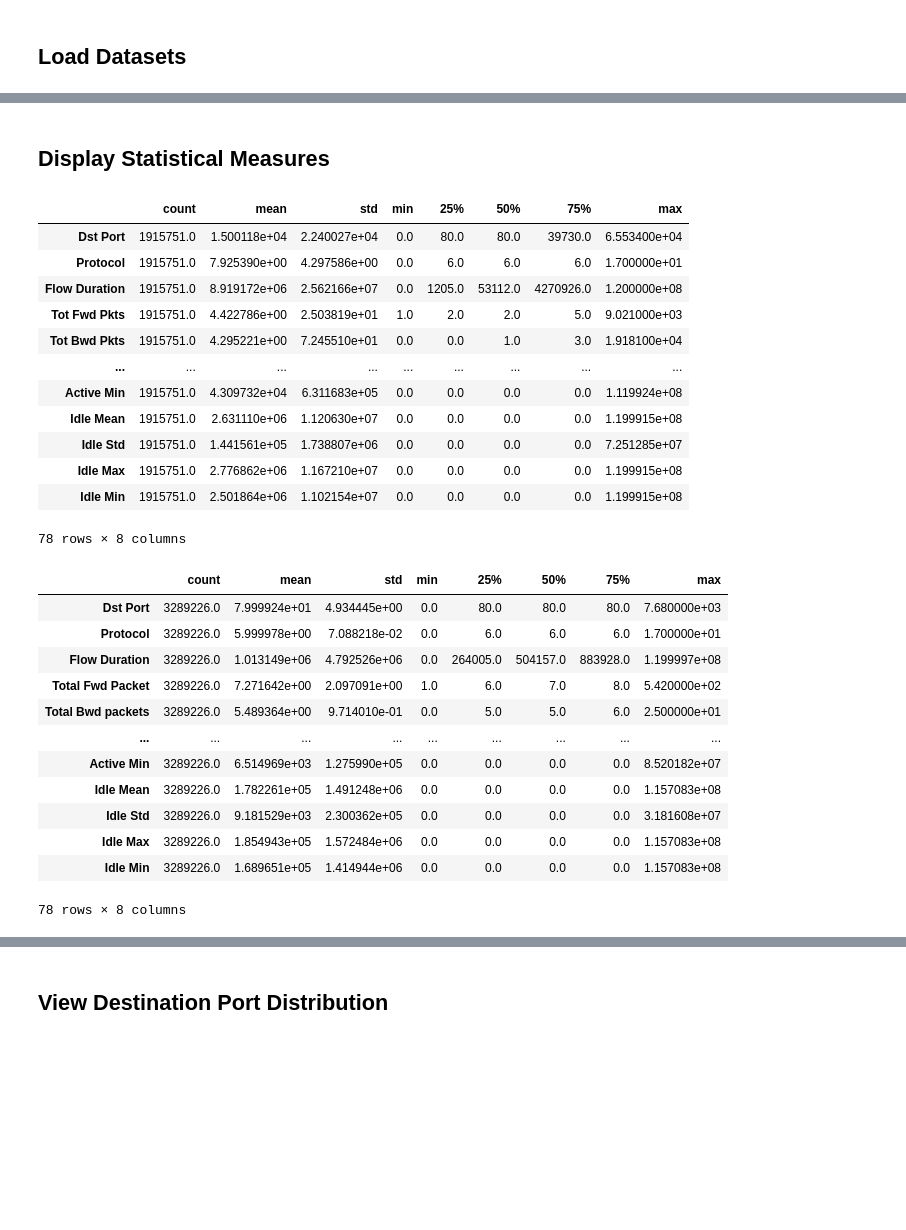
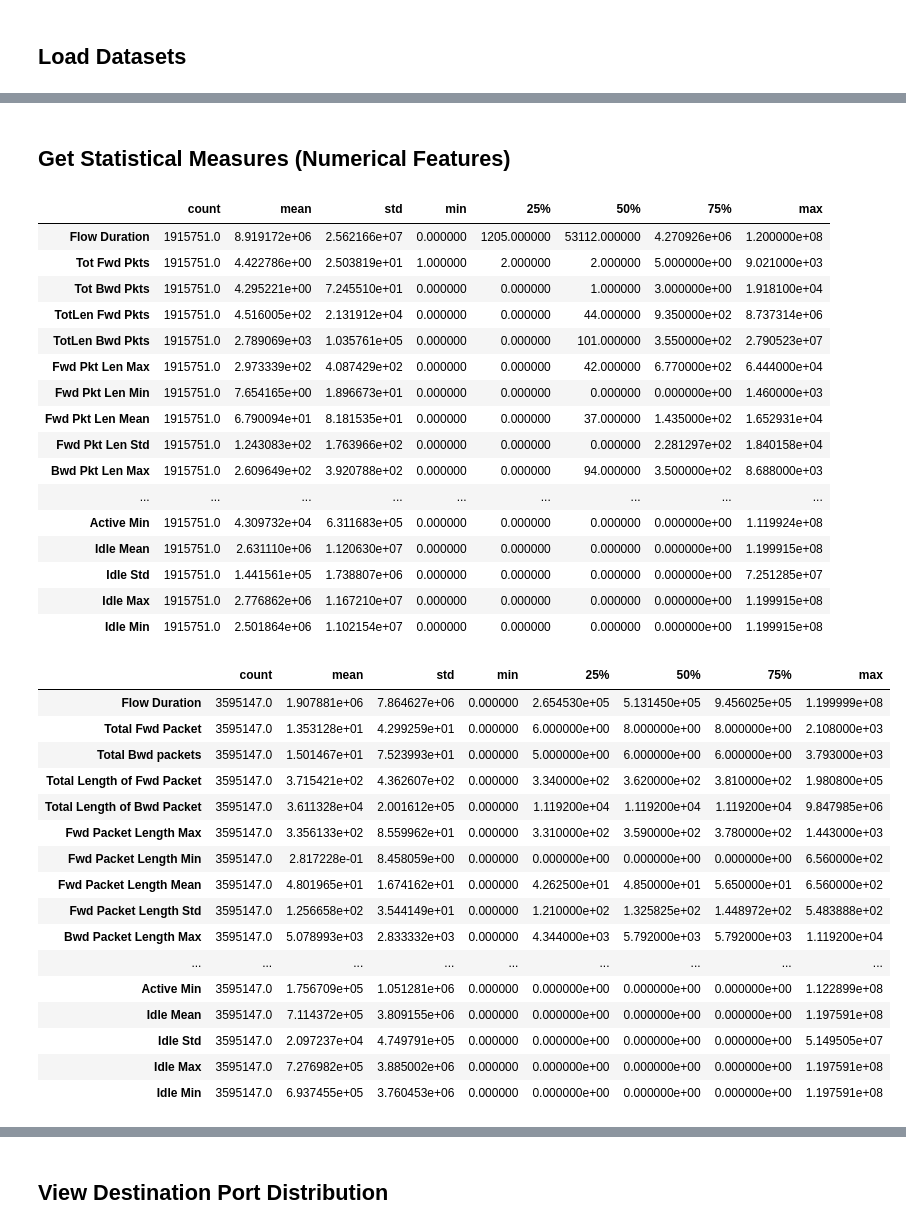
Before and after one commit to chanelfcheng/cross-organizational-cl, a Jupyter notebook: utils/examine_features.ipynb, the cells around one changed output, grey strips where cells are left out. Saved outputs shown, nothing was run; the diff lists cells and outputs as text; code cells hidden in the pictures; blank space fills up the shorter version.

```diff
--- a/utils/examine_features.ipynb
+++ b/utils/examine_features.ipynb
@@ -3,6 +3,9 @@ import glob
 import pandas as pd
 import numpy as np
 import matplotlib.pyplot as plt
+
+pd.set_option('display.max_columns', None)
+pd.set_option('display.max_rows', None)
 # %% [markdown]
 ## Load Datasets
 # %%
@@ -104,36 +106,46 @@ Loading  /home/chanel/Cyber/yang-summer-2022/data/USB-IDS2021/Hulk-Slowloris/Hul
 # %% [markdown]
-## Display Statistical Measures
+## Get Statistical Measures (Numerical Features)
 # %%
-# Display CIC statistical measures
-cic_data.astype(dtype=float).describe().transpose()
+# Display CIC statistical summary
+cic_numerical = cic_data.iloc[:,2:].astype(dtype=float)
+cic_numerical.describe().transpose()
 # %% [output]
 |  | count | mean | std | min | 25% | 50% | 75% | max |
-| Dst Port | 1915751.0 | 1.500118e+04 | 2.240027e+04 | 0.0 | 80.0 | 80.0 | 39730.0 | 6.553400e+04 |
-| Protocol | 1915751.0 | 7.925390e+00 | 4.297586e+00 | 0.0 | 6.0 | 6.0 | 6.0 | 1.700000e+01 |
-| Flow Duration | 1915751.0 | 8.919172e+06 | 2.562166e+07 | 0.0 | 1205.0 | 53112.0 | 4270926.0 | 1.200000e+08 |
-| Tot Fwd Pkts | 1915751.0 | 4.422786e+00 | 2.503819e+01 | 1.0 | 2.0 | 2.0 | 5.0 | 9.021000e+03 |
-| Tot Bwd Pkts | 1915751.0 | 4.295221e+00 | 7.245510e+01 | 0.0 | 0.0 | 1.0 | 3.0 | 1.918100e+04 |
+| Flow Duration | 1915751.0 | 8.919172e+06 | 2.562166e+07 | 0.000000 | 1205.000000 | 53112.000000 | 4.270926e+06 | 1.200000e+08 |
+| Tot Fwd Pkts | 1915751.0 | 4.422786e+00 | 2.503819e+01 | 1.000000 | 2.000000 | 2.000000 | 5.000000e+00 | 9.021000e+03 |
+| Tot Bwd Pkts | 1915751.0 | 4.295221e+00 | 7.245510e+01 | 0.000000 | 0.000000 | 1.000000 | 3.000000e+00 | 1.918100e+04 |
+| TotLen Fwd Pkts | 1915751.0 | 4.516005e+02 | 2.131912e+04 | 0.000000 | 0.000000 | 44.000000 | 9.350000e+02 | 8.737314e+06 |
+| TotLen Bwd Pkts | 1915751.0 | 2.789069e+03 | 1.035761e+05 | 0.000000 | 0.000000 | 101.000000 | 3.550000e+02 | 2.790523e+07 |
+| Fwd Pkt Len Max | 1915751.0 | 2.973339e+02 | 4.087429e+02 | 0.000000 | 0.000000 | 42.000000 | 6.770000e+02 | 6.444000e+04 |
+| Fwd Pkt Len Min | 1915751.0 | 7.654165e+00 | 1.896673e+01 | 0.000000 | 0.000000 | 0.000000 | 0.000000e+00 | 1.460000e+03 |
+| Fwd Pkt Len Mean | 1915751.0 | 6.790094e+01 | 8.181535e+01 | 0.000000 | 0.000000 | 37.000000 | 1.435000e+02 | 1.652931e+04 |
+| Fwd Pkt Len Std | 1915751.0 | 1.243083e+02 | 1.763966e+02 | 0.000000 | 0.000000 | 0.000000 | 2.281297e+02 | 1.840158e+04 |
+| Bwd Pkt Len Max | 1915751.0 | 2.609649e+02 | 3.920788e+02 | 0.000000 | 0.000000 | 94.000000 | 3.500000e+02 | 8.688000e+03 |
 | ... | ... | ... | ... | ... | ... | ... | ... | ... |
-| Active Min | 1915751.0 | 4.309732e+04 | 6.311683e+05 | 0.0 | 0.0 | 0.0 | 0.0 | 1.119924e+08 |
-| Idle Mean | 1915751.0 | 2.631110e+06 | 1.120630e+07 | 0.0 | 0.0 | 0.0 | 0.0 | 1.199915e+08 |
-| Idle Std | 1915751.0 | 1.441561e+05 | 1.738807e+06 | 0.0 | 0.0 | 0.0 | 0.0 | 7.251285e+07 |
-| Idle Max | 1915751.0 | 2.776862e+06 | 1.167210e+07 | 0.0 | 0.0 | 0.0 | 0.0 | 1.199915e+08 |
-| Idle Min | 1915751.0 | 2.501864e+06 | 1.102154e+07 | 0.0 | 0.0 | 0.0 | 0.0 | 1.199915e+08 |
+| Active Min | 1915751.0 | 4.309732e+04 | 6.311683e+05 | 0.000000 | 0.000000 | 0.000000 | 0.000000e+00 | 1.119924e+08 |
+| Idle Mean | 1915751.0 | 2.631110e+06 | 1.120630e+07 | 0.000000 | 0.000000 | 0.000000 | 0.000000e+00 | 1.199915e+08 |
+| Idle Std | 1915751.0 | 1.441561e+05 | 1.738807e+06 | 0.000000 | 0.000000 | 0.000000 | 0.000000e+00 | 7.251285e+07 |
+| Idle Max | 1915751.0 | 2.776862e+06 | 1.167210e+07 | 0.000000 | 0.000000 | 0.000000 | 0.000000e+00 | 1.199915e+08 |
+| Idle Min | 1915751.0 | 2.501864e+06 | 1.102154e+07 | 0.000000 | 0.000000 | 0.000000 | 0.000000e+00 | 1.199915e+08 |
-78 rows × 8 columns
 # %%
-# Display USB statistical measures
-usb_data.astype(dtype=float).describe().transpose()
+# Display USB statistical summary
+usb_numerical = usb_data.iloc[:,2:].astype(dtype=float)
+usb_numerical.describe().transpose()
 # %% [output]
 |  | count | mean | std | min | 25% | 50% | 75% | max |
-| Dst Port | 3289226.0 | 7.999924e+01 | 4.934445e+00 | 0.0 | 80.0 | 80.0 | 80.0 | 7.680000e+03 |
-| Protocol | 3289226.0 | 5.999978e+00 | 7.088218e-02 | 0.0 | 6.0 | 6.0 | 6.0 | 1.700000e+01 |
-| Flow Duration | 3289226.0 | 1.013149e+06 | 4.792526e+06 | 0.0 | 264005.0 | 504157.0 | 883928.0 | 1.199997e+08 |
-| Total Fwd Packet | 3289226.0 | 7.271642e+00 | 2.097091e+00 | 1.0 | 6.0 | 7.0 | 8.0 | 5.420000e+02 |
-| Total Bwd packets | 3289226.0 | 5.489364e+00 | 9.714010e-01 | 0.0 | 5.0 | 5.0 | 6.0 | 2.500000e+01 |
+| Flow Duration | 3595147.0 | 1.907881e+06 | 7.864627e+06 | 0.000000 | 2.654530e+05 | 5.131450e+05 | 9.456025e+05 | 1.199999e+08 |
+| Total Fwd Packet | 3595147.0 | 1.353128e+01 | 4.299259e+01 | 0.000000 | 6.000000e+00 | 8.000000e+00 | 8.000000e+00 | 2.108000e+03 |
+| Total Bwd packets | 3595147.0 | 1.501467e+01 | 7.523993e+01 | 0.000000 | 5.000000e+00 | 6.000000e+00 | 6.000000e+00 | 3.793000e+03 |
+| Total Length of Fwd Packet | 3595147.0 | 3.715421e+02 | 4.362607e+02 | 0.000000 | 3.340000e+02 | 3.620000e+02 | 3.810000e+02 | 1.980800e+05 |
+| Total Length of Bwd Packet | 3595147.0 | 3.611328e+04 | 2.001612e+05 | 0.000000 | 1.119200e+04 | 1.119200e+04 | 1.119200e+04 | 9.847985e+06 |
+| Fwd Packet Length Max | 3595147.0 | 3.356133e+02 | 8.559962e+01 | 0.000000 | 3.310000e+02 | 3.590000e+02 | 3.780000e+02 | 1.443000e+03 |
+| Fwd Packet Length Min | 3595147.0 | 2.817228e-01 | 8.458059e+00 | 0.000000 | 0.000000e+00 | 0.000000e+00 | 0.000000e+00 | 6.560000e+02 |
+| Fwd Packet Length Mean | 3595147.0 | 4.801965e+01 | 1.674162e+01 | 0.000000 | 4.262500e+01 | 4.850000e+01 | 5.650000e+01 | 6.560000e+02 |
+| Fwd Packet Length Std | 3595147.0 | 1.256658e+02 | 3.544149e+01 | 0.000000 | 1.210000e+02 | 1.325825e+02 | 1.448972e+02 | 5.483888e+02 |
+| Bwd Packet Length Max | 3595147.0 | 5.078993e+03 | 2.833332e+03 | 0.000000 | 4.344000e+03 | 5.792000e+03 | 5.792000e+03 | 1.119200e+04 |
 | ... | ... | ... | ... | ... | ... | ... | ... | ... |
-| Active Min | 3289226.0 | 6.514969e+03 | 1.275990e+05 | 0.0 | 0.0 | 0.0 | 0.0 | 8.520182e+07 |
-| Idle Mean | 3289226.0 | 1.782261e+05 | 1.491248e+06 | 0.0 | 0.0 | 0.0 | 0.0 | 1.157083e+08 |
-| Idle Std | 3289226.0 | 9.181529e+03 | 2.300362e+05 | 0.0 | 0.0 | 0.0 | 0.0 | 3.181608e+07 |
-| Idle Max | 3289226.0 | 1.854943e+05 | 1.572484e+06 | 0.0 | 0.0 | 0.0 | 0.0 | 1.157083e+08 |
-| Idle Min | 3289226.0 | 1.689651e+05 | 1.414944e+06 | 0.0 | 0.0 | 0.0 | 0.0 | 1.157083e+08 |
+| Active Min | 3595147.0 | 1.756709e+05 | 1.051281e+06 | 0.000000 | 0.000000e+00 | 0.000000e+00 | 0.000000e+00 | 1.122899e+08 |
+| Idle Mean | 3595147.0 | 7.114372e+05 | 3.809155e+06 | 0.000000 | 0.000000e+00 | 0.000000e+00 | 0.000000e+00 | 1.197591e+08 |
+| Idle Std | 3595147.0 | 2.097237e+04 | 4.749791e+05 | 0.000000 | 0.000000e+00 | 0.000000e+00 | 0.000000e+00 | 5.149505e+07 |
+| Idle Max | 3595147.0 | 7.276982e+05 | 3.885002e+06 | 0.000000 | 0.000000e+00 | 0.000000e+00 | 0.000000e+00 | 1.197591e+08 |
+| Idle Min | 3595147.0 | 6.937455e+05 | 3.760453e+06 | 0.000000 | 0.000000e+00 | 0.000000e+00 | 0.000000e+00 | 1.197591e+08 |
-78 rows × 8 columns
```
Also changed, not shown: parts of 10 cells of this notebook, 4 other files.
